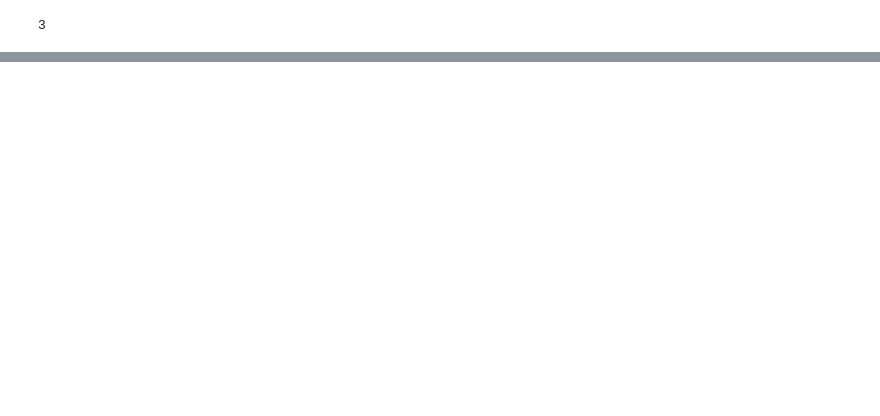
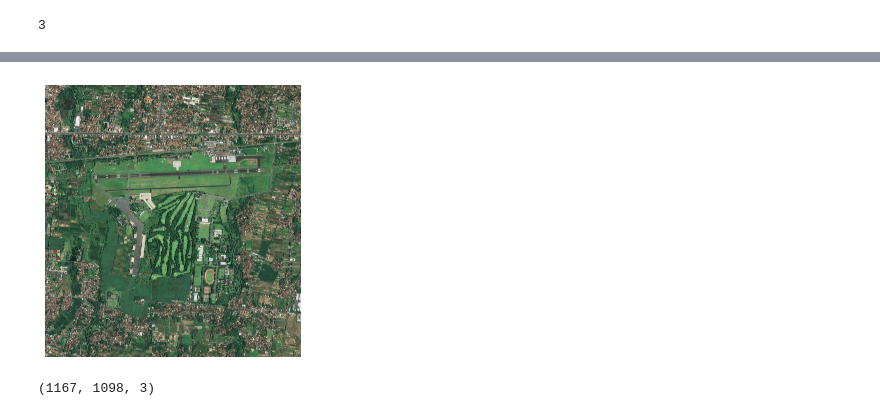
Before and after one commit to Booritas/slideio-tutorial, a Jupyter notebook: general.ipynb, the cells around one changed output, grey strips where cells are left out. Cells and saved outputs as stored; diff of their text form; code cells hidden in the pictures; blank space fills up the shorter version.

```diff
--- a/general.ipynb
+++ b/general.ipynb
@@ -108,0 +500,12 @@ slide.raw_metadata
+# %%
+path = get_driver_test_images("GDAL")[0]
+slide = slideio.open_slide(path,'AUTO')
+scene = slide.get_scene(0)
+block = scene.read_block()
+show_image(block,500)
+# %% [output]
+[figure, added]
+# %%
+block.shape
+# %% [output]
+(1167, 1098, 3)
```
Also changed, not shown: parts of 68 cells of this notebook, 2 other files.
